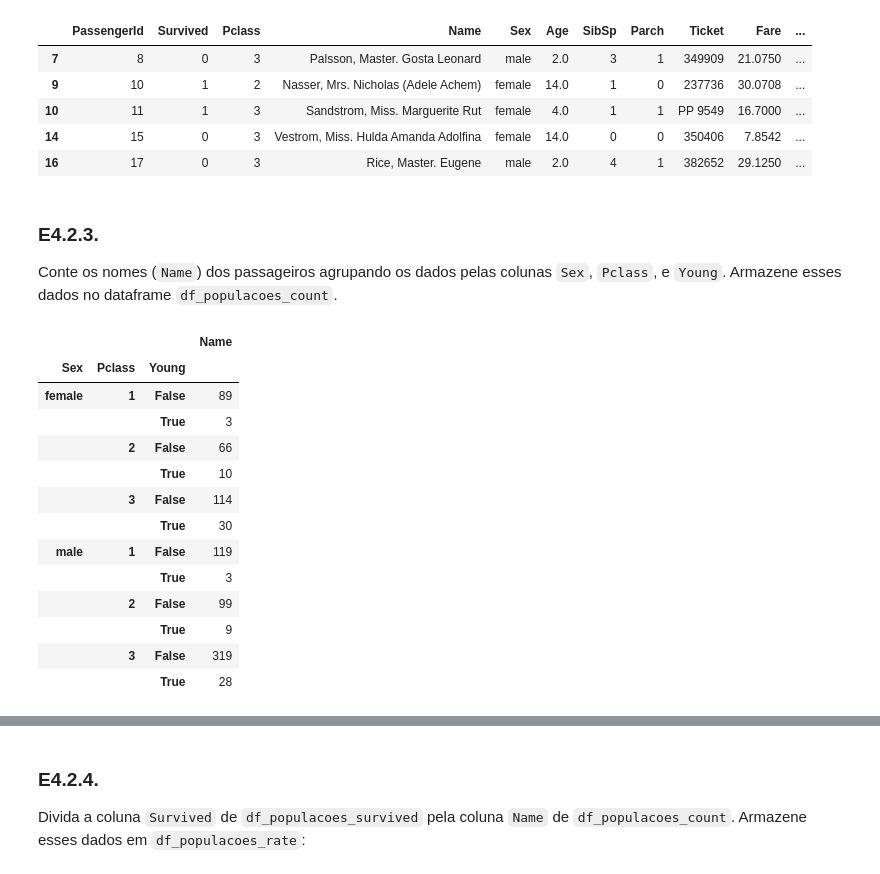
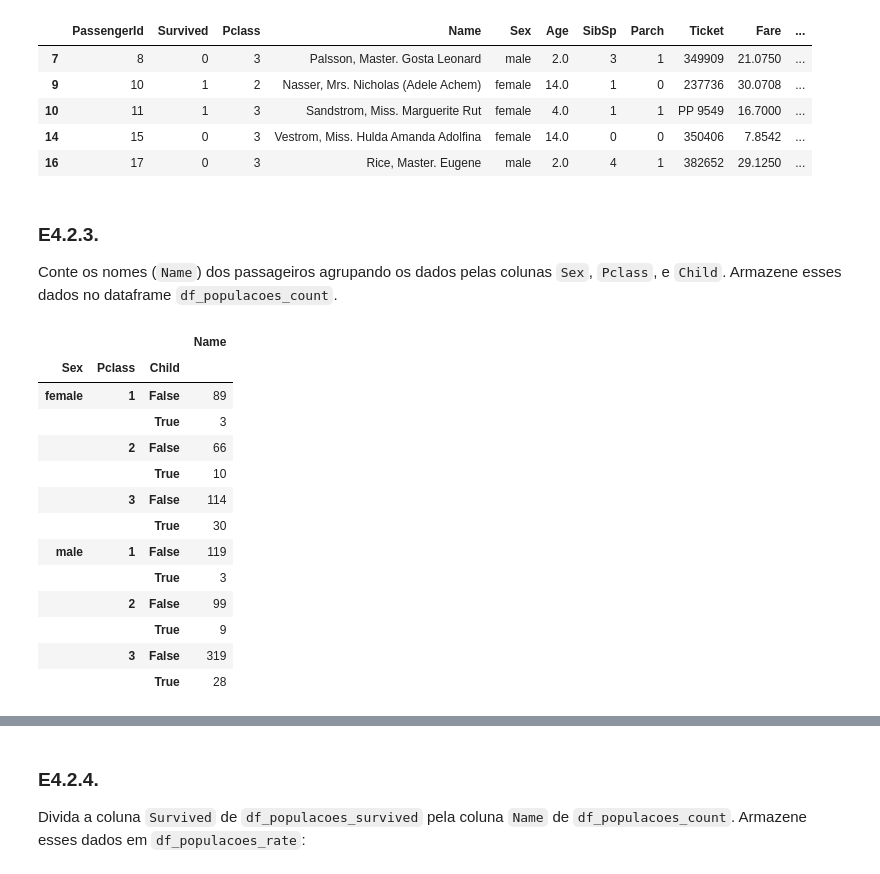
Before and after one commit to camilomenucheli/engenharia-de-features-com-pandas, a Jupyter notebook: Engenharia de Features com Pandas.ipynb, the cells around one changed output, grey strips where cells are left out. Saved outputs shown, nothing was run; the diff lists cells and outputs as text; code cells hidden in the pictures.

```diff
--- a/Engenharia de Features com Pandas.ipynb
+++ b/Engenharia de Features com Pandas.ipynb
@@ -1296,8 +1487,9 @@ Conte os _nomes_ (`Name`) dos passageiros agrupando por _sexo_ (`Sex`)e _idade_
 ### E4.2.2.
 Crie uma coluna _booleana_ no `DataFrame` `df` chamada `Child` onde o valor é `True` quando o passageiro tem menos de 16 anos.
 # %%
-# df["Young"] =
-df[df["Young"]].head()
+df["Child"] = df["Age"] < 16
+
+df[df["Child"]].head()
 # %% [output]
 |  | PassengerId | Survived | Pclass | Name | Sex | Age | SibSp | Parch | Ticket | Fare | ... |
 | 7 | 8 | 0 | 3 | Palsson, Master. Gosta Leonard | male | 2.0 | 3 | 1 | 349909 | 21.0750 | ... |
@@ -1307,14 +1499,14 @@ df[df["Young"]].head()
 | 16 | 17 | 0 | 3 | Rice, Master. Eugene | male | 2.0 | 4 | 1 | 382652 | 29.1250 | ... |
 # %% [markdown]
 ### E4.2.3.
-Conte os nomes (`Name`) dos passageiros agrupando os dados pelas colunas `Sex`, `Pclass`, e `Young`. Armazene esses dados no dataframe `df_populacoes_count`.
+Conte os nomes (`Name`) dos passageiros agrupando os dados pelas colunas `Sex`, `Pclass`, e `Child`. Armazene esses dados no dataframe `df_populacoes_count`.
 # %%
-df_populacoes_count =
+df_populacoes_count = df.groupby(["Sex", "Pclass", "Child"])[["Name"]].count()
 
 df_populacoes_count  # Somente para mostrar o `DataFrame`
 # %% [output]
 |  |  |  | Name |
-| Sex | Pclass | Young |  |
+| Sex | Pclass | Child |  |
 | female | 1 | False | 89 |
 |  |  | True | 3 |
 |  | 2 | False | 66 |
```
Also changed, not shown: parts of 58 cells of this notebook.
